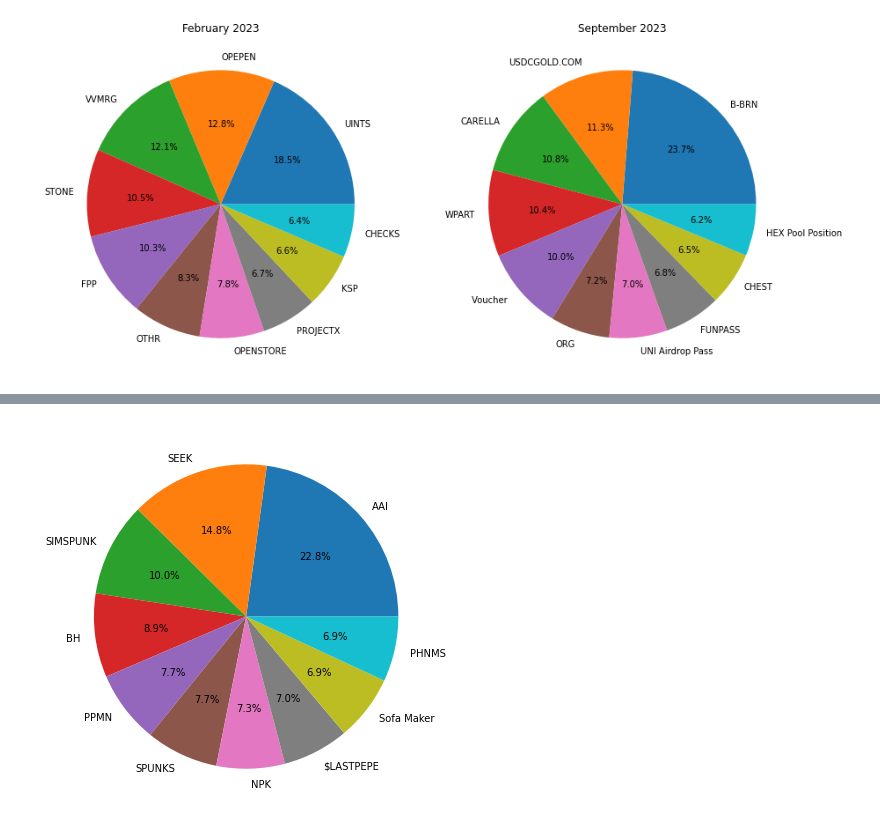
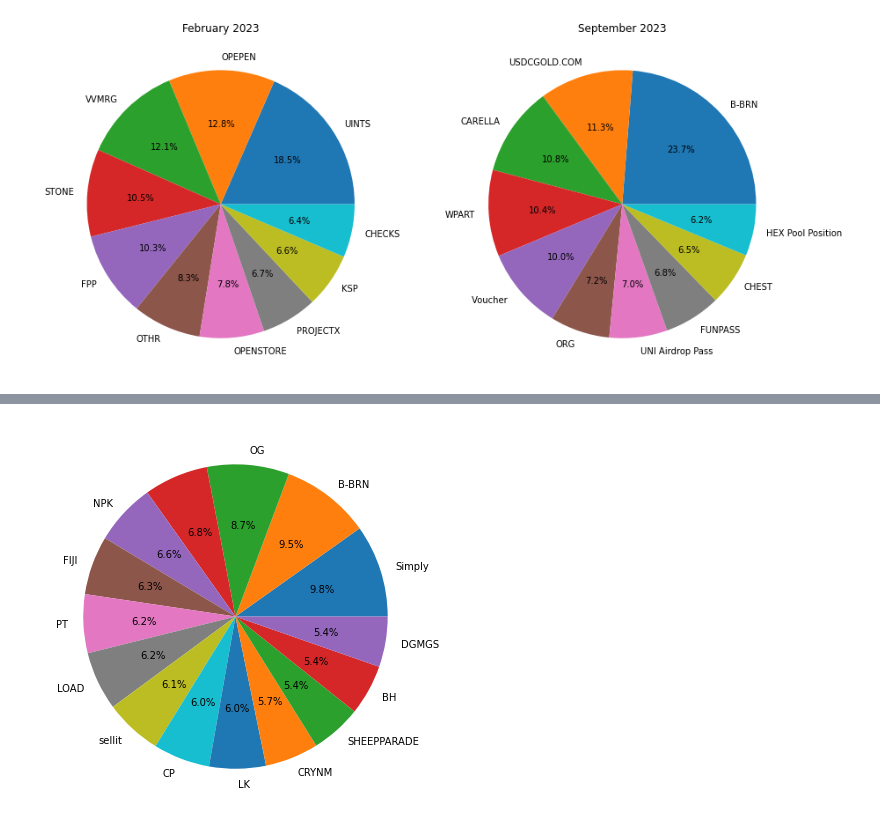
Before and after one commit to volantxs/blockchain-data-visualization, a Jupyter notebook: blockchain_data_driven_marketing.ipynb, the cells around one changed output, grey strips where cells are left out. Cells and saved outputs as stored; diff of their text form; code cells hidden in the pictures.

Commit message:
refined pi chart

```diff
--- a/blockchain_data_driven_marketing.ipynb
+++ b/blockchain_data_driven_marketing.ipynb
@@ -373,5 +373,5 @@ print(response4)
 # %%
-top_nft_seaport = response4['data']['EVM']['DEXTrades']
+top_nft_seaport = response4['data']['EVM']['Transfers']
 top_nft_seaport = pd.json_normalize(top_nft_seaport)
 top_nft_seaport.info()
 # %% [output]
@@ -394,7 +391,7 @@ memory usage: 848.0+ bytes
 # %%
-top_nft_seaport['buy_amount'] = pd.to_numeric(top_nft_seaport['buy_amount'])
+top_nft_seaport['receivers'] = pd.to_numeric(top_nft_seaport['receivers'])
 top_nft_seaport['count'] = pd.to_numeric(top_nft_seaport['count'])
-top_nft_seaport['sell_amount'] = pd.to_numeric(top_nft_seaport['sell_amount'])
+top_nft_seaport['senders'] = pd.to_numeric(top_nft_seaport['senders'])
 top_nft_seaport.info()
 # %% [output]
 <class 'pandas.core.frame.DataFrame'>
@@ -425,3 +410,5 @@ top_nft_seaport.head()
+# %%
+top_nft_seaport = top_nft_seaport.drop([top_nft_seaport.index[22]])
 # %%
 top_nft_seaport
 # %% [output]
@@ -439,6 +432,6 @@ top_nft_seaport
 # %%
 fig = plt.figure(figsize= (7,7))
-plt.pie(top_nft_seaport['count'], labels =  top_nft_seaport['Trade.Buy.Currency.Symbol'], autopct='%1.1f%%')
+plt.pie(top_nft_seaport['count'].head(15), labels =  top_nft_seaport['Transfer.Currency.Symbol'].head(15), autopct='%1.1f%%')
 plt.show()
 # %% [output]
-[figure, old version]
+[figure, new version]
```
Also changed, not shown: parts of 6 cells of this notebook.
